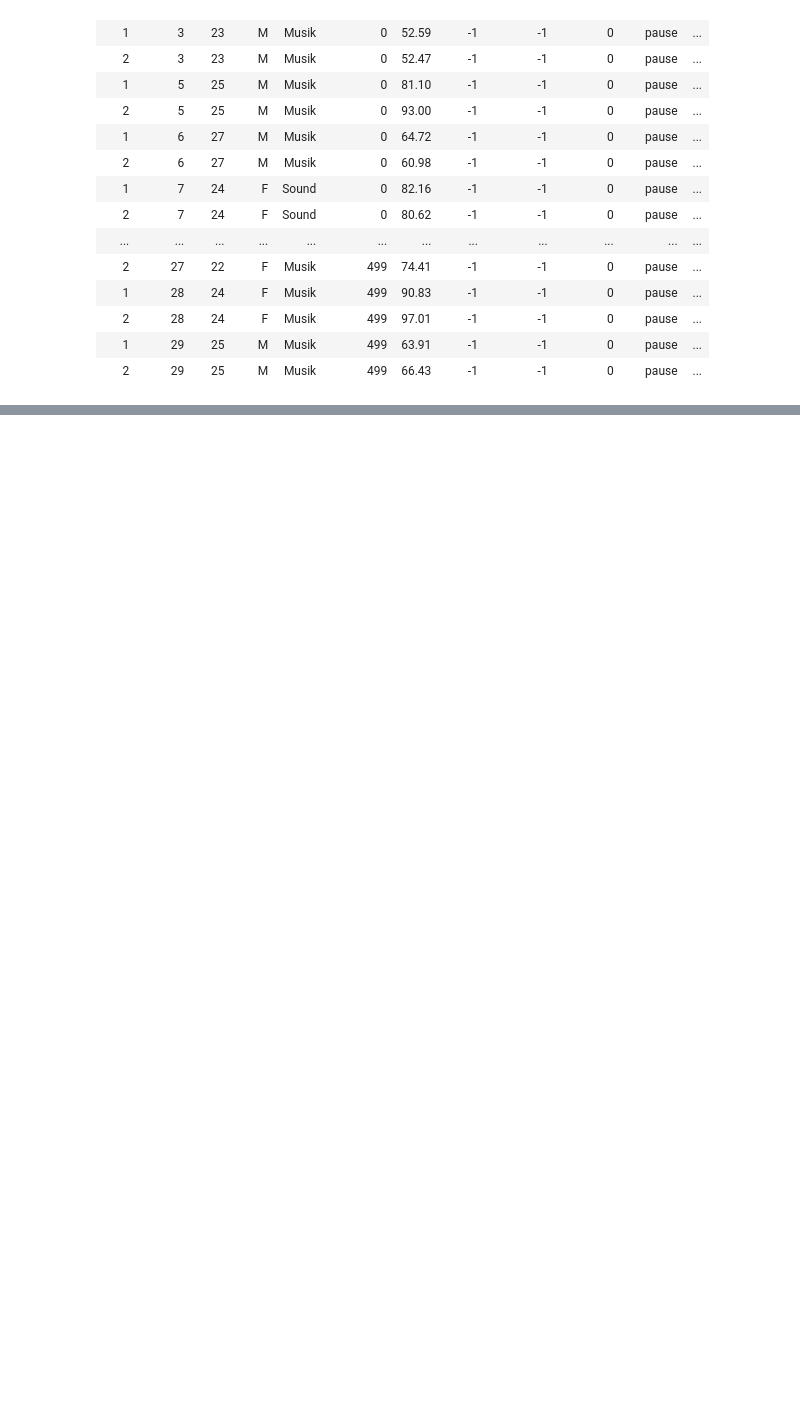
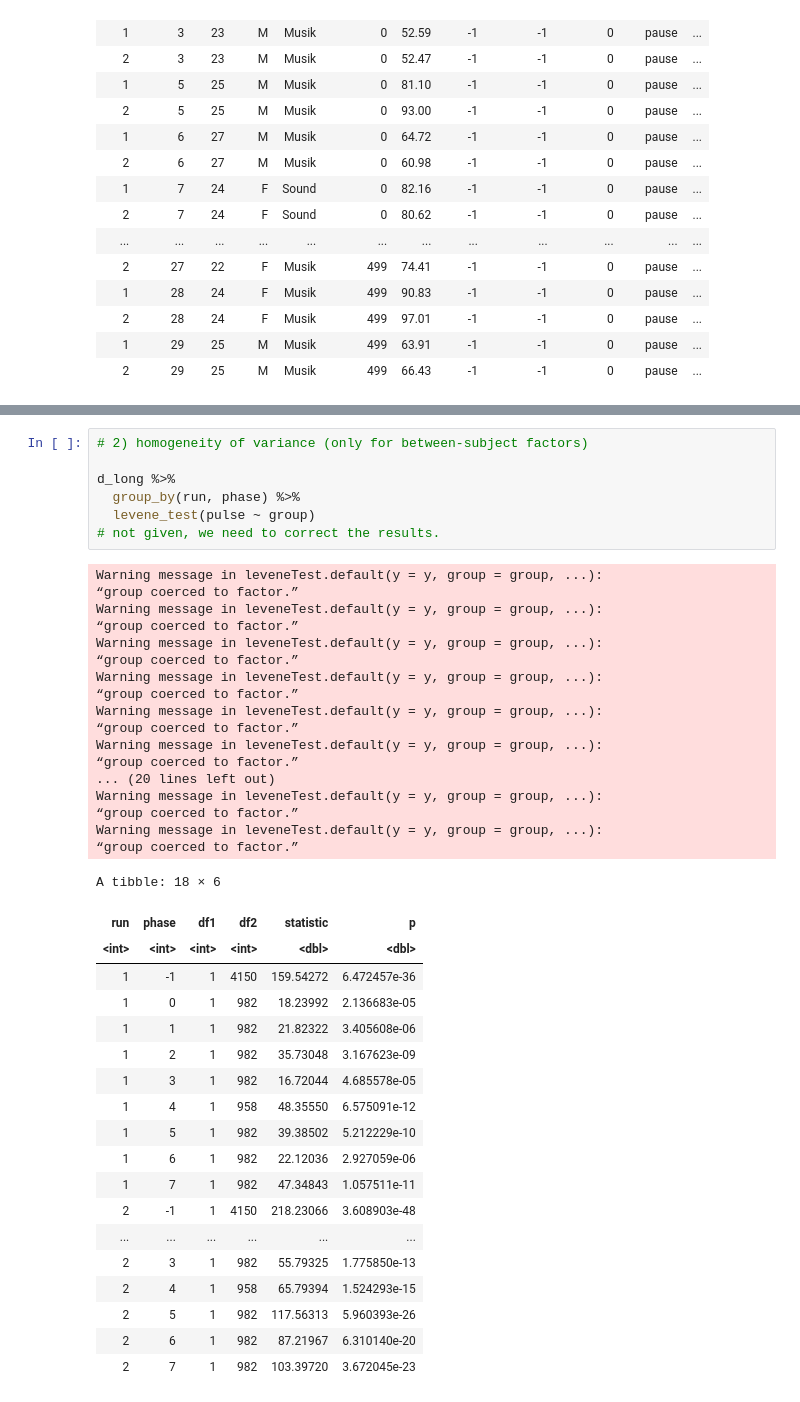
Before and after one commit to C0C0AN/MD_thesis_JanOttoHeiland, a Jupyter notebook: script/PulsStatistic.ipynb, the cells around one changed output, grey strips where cells are left out. Cells and saved outputs as stored; diff of their text form; blank space fills up the shorter version.

```diff
--- a/script/PulsStatistic.ipynb
+++ b/script/PulsStatistic.ipynb
@@ -53,0 +160,44 @@ A tibble: 36 × 6
+# %%
+# 2) homogeneity of variance (only for between-subject factors)
+
+d_long %>%
+  group_by(run, phase) %>%
+  levene_test(pulse ~ group)
+# not given, we need to correct the results.
+# %% [output]
+Warning message in leveneTest.default(y = y, group = group, ...):
+“group coerced to factor.”
+Warning message in leveneTest.default(y = y, group = group, ...):
+“group coerced to factor.”
+Warning message in leveneTest.default(y = y, group = group, ...):
+“group coerced to factor.”
+Warning message in leveneTest.default(y = y, group = group, ...):
+“group coerced to factor.”
+Warning message in leveneTest.default(y = y, group = group, ...):
+“group coerced to factor.”
+Warning message in leveneTest.default(y = y, group = group, ...):
+“group coerced to factor.”
+... (20 lines left out)
+Warning message in leveneTest.default(y = y, group = group, ...):
+“group coerced to factor.”
+Warning message in leveneTest.default(y = y, group = group, ...):
+“group coerced to factor.”
+A tibble: 18 × 6
+| run | phase | df1 | df2 | statistic | p |
+| <int> | <int> | <int> | <int> | <dbl> | <dbl> |
+| 1 | -1 | 1 | 4150 | 159.54272 | 6.472457e-36 |
+| 1 | 0 | 1 | 982 | 18.23992 | 2.136683e-05 |
+| 1 | 1 | 1 | 982 | 21.82322 | 3.405608e-06 |
+| 1 | 2 | 1 | 982 | 35.73048 | 3.167623e-09 |
+| 1 | 3 | 1 | 982 | 16.72044 | 4.685578e-05 |
+| 1 | 4 | 1 | 958 | 48.35550 | 6.575091e-12 |
+| 1 | 5 | 1 | 982 | 39.38502 | 5.212229e-10 |
+| 1 | 6 | 1 | 982 | 22.12036 | 2.927059e-06 |
+| 1 | 7 | 1 | 982 | 47.34843 | 1.057511e-11 |
+| 2 | -1 | 1 | 4150 | 218.23066 | 3.608903e-48 |
+| ... | ... | ... | ... | ... | ... |
+| 2 | 3 | 1 | 982 | 55.79325 | 1.775850e-13 |
+| 2 | 4 | 1 | 958 | 65.79394 | 1.524293e-15 |
+| 2 | 5 | 1 | 982 | 117.56313 | 5.960393e-26 |
+| 2 | 6 | 1 | 982 | 87.21967 | 6.310140e-20 |
+| 2 | 7 | 1 | 982 | 103.39720 | 3.672045e-23 |
```
Also changed, not shown: parts of 16 cells of this notebook.
